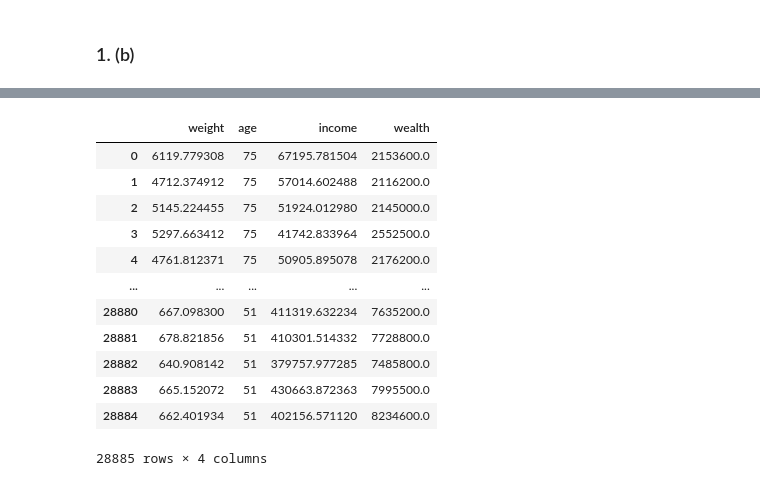
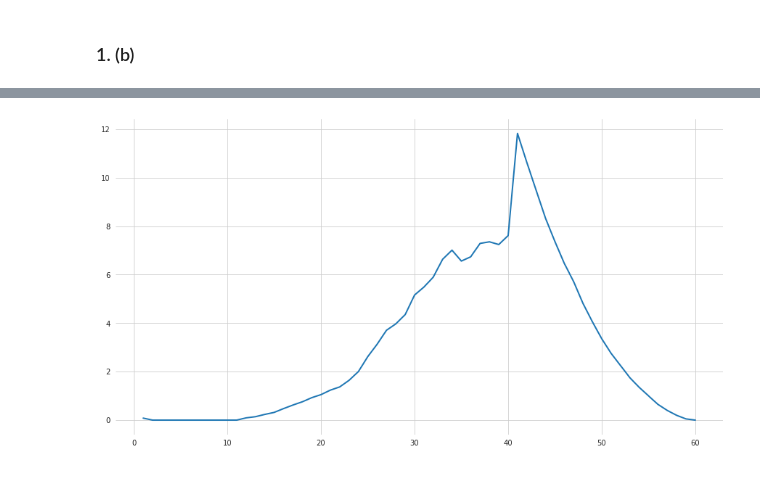
Before and after one commit to timmens/macro_problems, a Jupyter notebook: ps2.ipynb, the cells around one changed output, grey strips where cells are left out. Cells and saved outputs as stored; diff of their text form; code cells hidden in the pictures.

Commit message:
First draft backward induction.

```diff
--- a/ps2.ipynb
+++ b/ps2.ipynb
@@ -92,17 +72,7 @@ Name: income, Length: 20135, dtype: float64
 # %%
 def normalize_income(df):
     """Normalize income between age 25 - 64."""
+    df = df.copy()
+    average = df.query("25 <= age < 65")["income"].mean()
+    df.loc[:, ("income", "wealth")] /= average
+    return df
-# %% [output]
-|  | weight | age | income | wealth |
-| 0 | 6119.779308 | 75 | 67195.781504 | 2153600.0 |
-| 1 | 4712.374912 | 75 | 57014.602488 | 2116200.0 |
-| 2 | 5145.224455 | 75 | 51924.012980 | 2145000.0 |
-| 3 | 5297.663412 | 75 | 41742.833964 | 2552500.0 |
-| 4 | 4761.812371 | 75 | 50905.895078 | 2176200.0 |
-| ... | ... | ... | ... | ... |
-| 28880 | 667.098300 | 51 | 411319.632234 | 7635200.0 |
-| 28881 | 678.821856 | 51 | 410301.514332 | 7728800.0 |
-| 28882 | 640.908142 | 51 | 379757.977285 | 7485800.0 |
-| 28883 | 665.152072 | 51 | 430663.872363 | 7995500.0 |
-| 28884 | 662.401934 | 51 | 402156.571120 | 8234600.0 |
-28885 rows × 4 columns
@@ -108,0 +144,2 @@ def normalize_income(df):
+# %%
+pol = _internal_backwards_induction(wealth_grid, income_array, interest, beta)
@@ -108,0 +148,21 @@ def normalize_income(df):
+# %%
+policy_profile = np.zeros(max_periods + 1, dtype=int)
+policy_profile[0] = 4
+# %%
+for t in range(max_periods):
+    policy_profile[t+1] = pol[t, policy_profile[t]]
+# %%
+values = wealth_grid[policy_profile][1:] / income_array / 2
+axis = np.arange(len(values)) + 1
+# %%
+fig, ax = plt.subplots(1)
+fig.set_size_inches(15, 8)
+
+sns.lineplot(x=axis, y=values, ax=ax, linewidth=2)
+ax.set_frame_on(False)
+ax.xaxis.label.set_size(13)
+ax.yaxis.label.set_size(13)
+
+plt.show()
+# %% [output]
+[figure, added]
```
Also changed, not shown: parts of 15 cells of this notebook.
